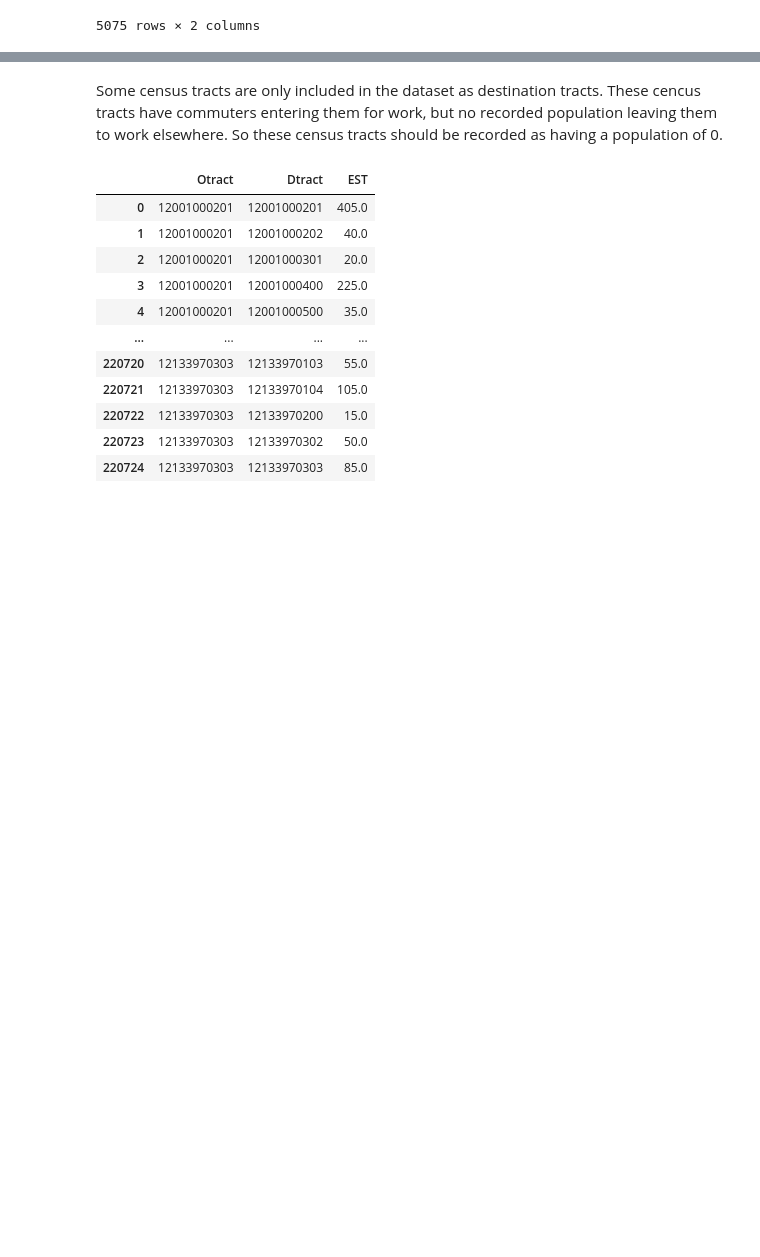
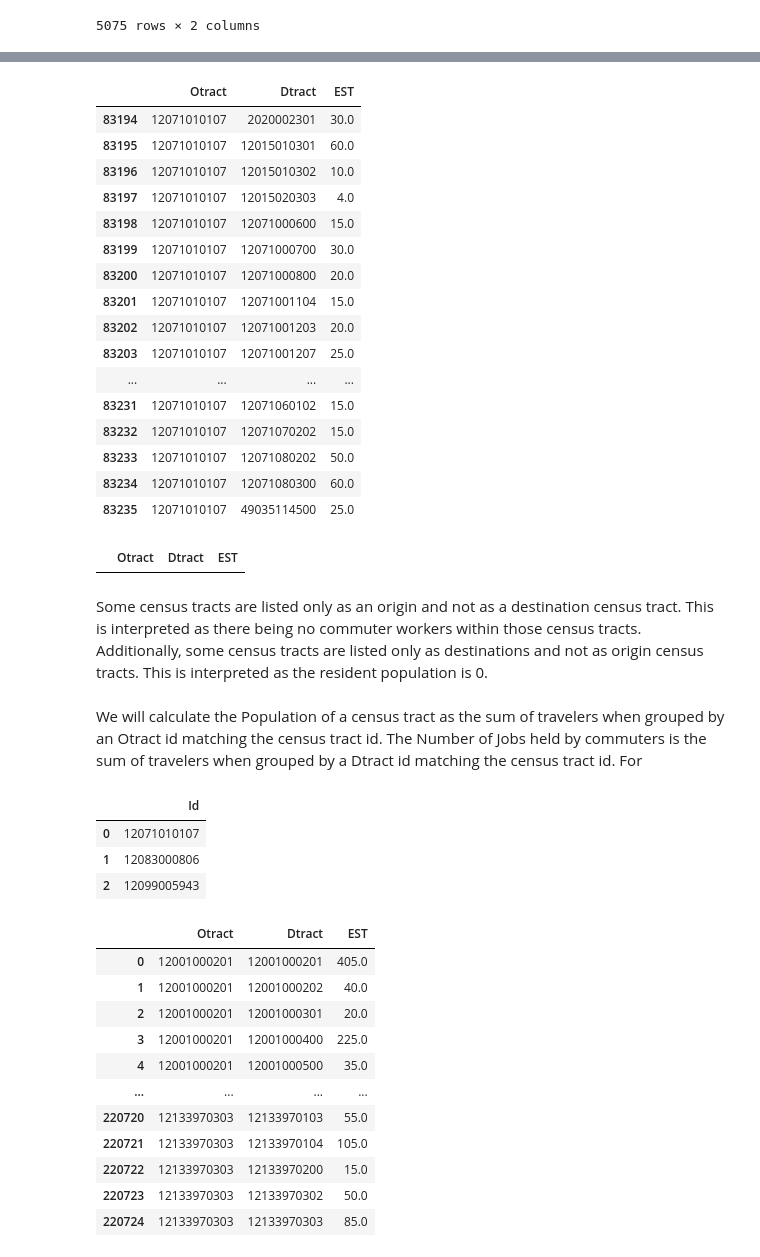
Before and after one commit to daaron678/Mobility-Flows, a Jupyter notebook: gravitymodel.ipynb, the cells around one changed output, grey strips where cells are left out. Saved outputs shown, nothing was run; the diff lists cells and outputs as text; code cells hidden in the pictures; blank space fills up the shorter version.

Commit message:
preprocessing adding jobs, pop columns

```diff
--- a/gravitymodel.ipynb
+++ b/gravitymodel.ipynb
@@ -66,3 +93,31 @@ array([12001000201, 12001000202, 12001000301, ..., 12133970301,
+# %%
+# datasets['FL']['Otract' = np.int64(12071010107)]['EST']
+datasets['FL'].loc[datasets['FL']['Otract'] == 12071010107]
+# %% [output]
+|  | Otract | Dtract | EST |
+| 83194 | 12071010107 | 2020002301 | 30.0 |
+| 83195 | 12071010107 | 12015010301 | 60.0 |
+| 83196 | 12071010107 | 12015010302 | 10.0 |
+| 83197 | 12071010107 | 12015020303 | 4.0 |
+| 83198 | 12071010107 | 12071000600 | 15.0 |
+| 83199 | 12071010107 | 12071000700 | 30.0 |
+| 83200 | 12071010107 | 12071000800 | 20.0 |
+| 83201 | 12071010107 | 12071001104 | 15.0 |
+| 83202 | 12071010107 | 12071001203 | 20.0 |
+| 83203 | 12071010107 | 12071001207 | 25.0 |
+| ... | ... | ... | ... |
+| 83231 | 12071010107 | 12071060102 | 15.0 |
+| 83232 | 12071010107 | 12071070202 | 15.0 |
+| 83233 | 12071010107 | 12071080202 | 50.0 |
+| 83234 | 12071010107 | 12071080300 | 60.0 |
+| 83235 | 12071010107 | 49035114500 | 25.0 |
+# %%
+datasets['FL'].loc[datasets['FL']['Dtract'] == 12071010107]
+# %% [output]
+|  | Otract | Dtract | EST |
 # %% [markdown]
-Some census tracts are only included in the dataset as destination tracts. These cencus tracts have commuters entering them for work, but no recorded population leaving them to work elsewhere. So these census tracts should be recorded as having a population of 0.
+Some census tracts are listed only as an origin and not as a destination census tract. This is interpreted as there being no commuter workers within those census tracts. Additionally, some census tracts are listed only as destinations and not as origin census tracts. This is interpreted as the resident population is 0.
+# %% [markdown]
+We will calculate the Population of a census tract as the sum of travelers when grouped by an Otract id matching the census tract id.
+The Number of Jobs held by commuters is the sum of travelers when grouped by a Dtract id matching the census tract id. For
 # %%
@@ -71,0 +132,8 @@ grouped_dsets = {}
+# %%
+no_jobs = pd.DataFrame(no_jobs, columns = ['Id'])
+no_jobs
+# %% [output]
+|  | Id |
+| 0 | 12071010107 |
+| 1 | 12083000806 |
+| 2 | 12099005943 |
```
Also changed, not shown: parts of 16 cells of this notebook.
